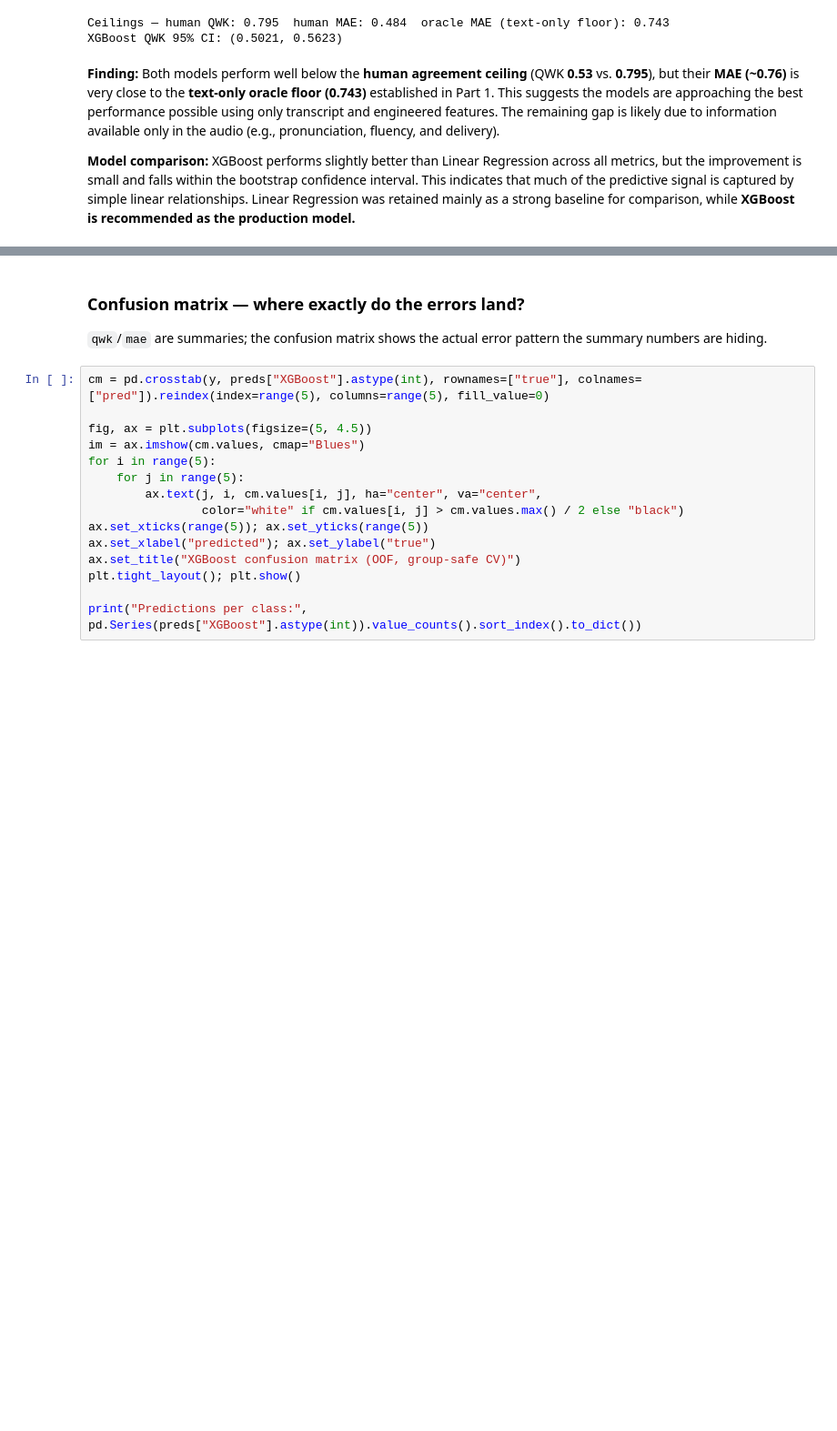
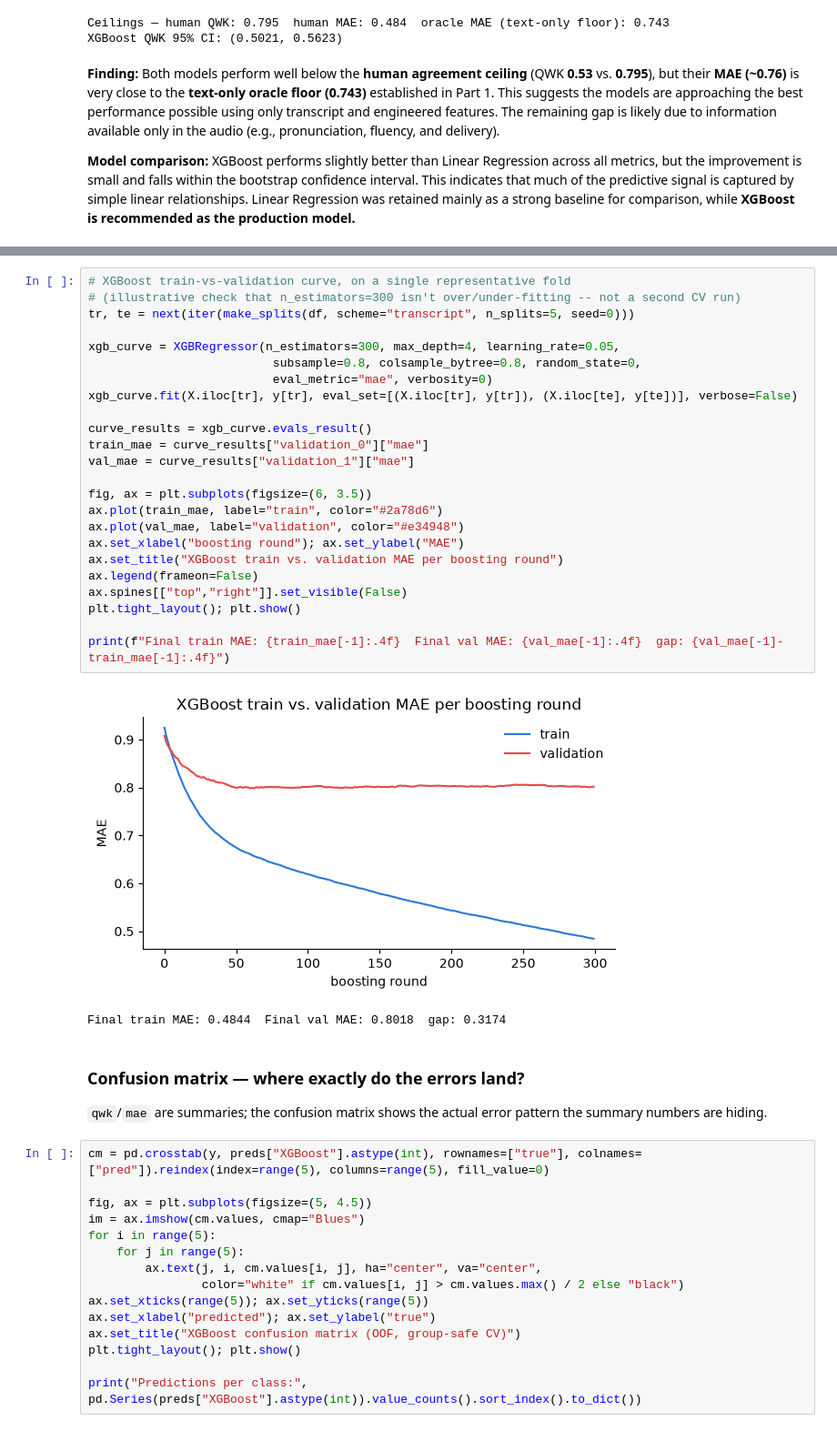
Before and after one commit to rahul-srinivas08/learner-response-scoring, a Jupyter notebook: Part_2_Classical_ML.ipynb, the cells around one changed output, grey strips where cells are left out. Shown at 91% size. Drawn from its saved outputs; the diff is of its cells as text; blank space fills up the shorter version.

```diff
--- a/Part_2_Classical_ML.ipynb
+++ b/Part_2_Classical_ML.ipynb
@@ -96,3 +122,30 @@ XGBoost QWK 95% CI: (0.5021, 0.5623)
+# %%
+# XGBoost train-vs-validation curve, on a single representative fold
+# (illustrative check that n_estimators=300 isn't over/under-fitting -- not a second CV run)
+tr, te = next(iter(make_splits(df, scheme="transcript", n_splits=5, seed=0)))
+
+xgb_curve = XGBRegressor(n_estimators=300, max_depth=4, learning_rate=0.05,
+                          subsample=0.8, colsample_bytree=0.8, random_state=0,
+                          eval_metric="mae", verbosity=0)
+xgb_curve.fit(X.iloc[tr], y[tr], eval_set=[(X.iloc[tr], y[tr]), (X.iloc[te], y[te])], verbose=False)
+
+curve_results = xgb_curve.evals_result()
+train_mae = curve_results["validation_0"]["mae"]
+val_mae = curve_results["validation_1"]["mae"]
+
+fig, ax = plt.subplots(figsize=(6, 3.5))
+ax.plot(train_mae, label="train", color="#2a78d6")
+ax.plot(val_mae, label="validation", color="#e34948")
+ax.set_xlabel("boosting round"); ax.set_ylabel("MAE")
+ax.set_title("XGBoost train vs. validation MAE per boosting round")
+ax.legend(frameon=False)
+ax.spines[["top","right"]].set_visible(False)
+plt.tight_layout(); plt.show()
+
+print(f"Final train MAE: {train_mae[-1]:.4f}  Final val MAE: {val_mae[-1]:.4f}  gap: {val_mae[-1]-train_mae[-1]:.4f}")
+# %% [output]
+[figure, added]
+Final train MAE: 0.4844  Final val MAE: 0.8018  gap: 0.3174
 # %% [markdown]
 ### Confusion matrix — where exactly do the errors land?
 `qwk`/`mae` are summaries; the confusion matrix shows the actual error pattern the summary numbers are hiding.
```
Also changed, not shown: parts of 2 cells of this notebook, 2 other files.
